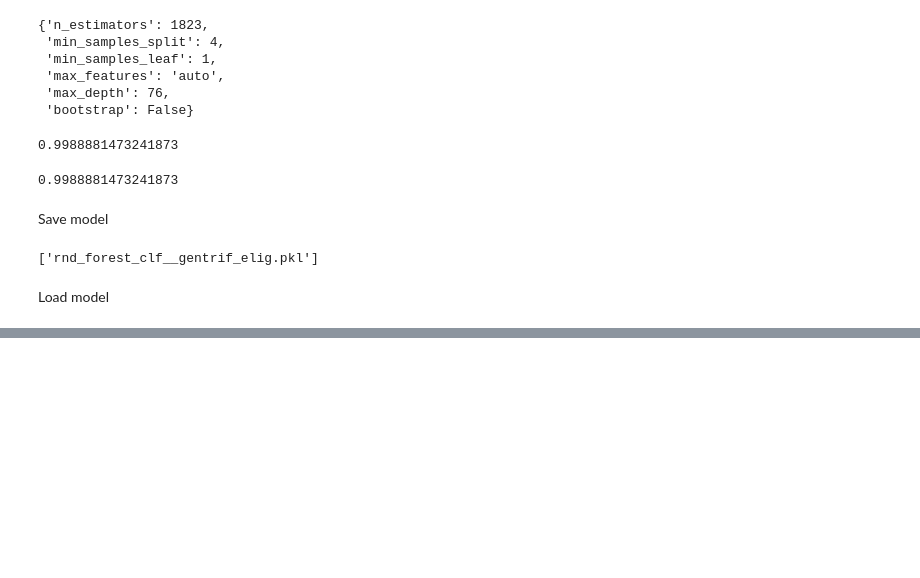
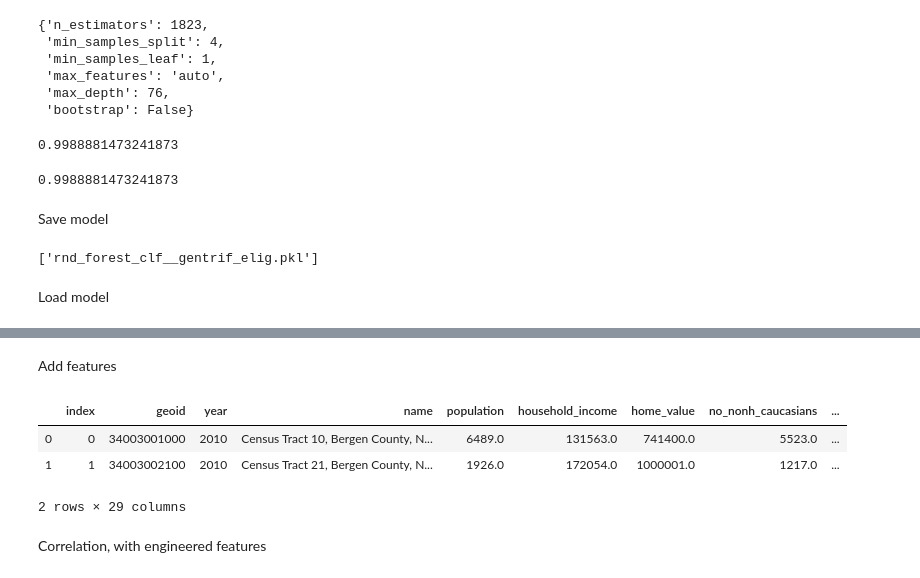
Before and after one commit to JeevanBhoot/citadel-dataopen, a Jupyter notebook: Citadel Data Open.ipynb, the cells around one changed output, grey strips where cells are left out. Cells and saved outputs as stored; diff of their text form; code cells hidden in the pictures; blank space fills up the shorter version.

```diff
--- a/Citadel Data Open.ipynb
+++ b/Citadel Data Open.ipynb
@@ -397,0 +418,4 @@ loaded_model = joblib.load('rnd_forest_clf__gentrif_elig.pkl')
+# %%
+census_data.columns = ['index', 'geoid', 'year', 'name', 'population', 'household_income', 'home_value',
+                        'no_nonh_caucasians', 'no_nonh_blacks/aas', 'no_amerinds_alskns', 'no_nonh_asians',
+                        'no_nonh_hawaii_pacific', 'no_nonh_others', 'no_nonh_multi', 'no_hisp_latin', 'state', 'county', 'tract']
@@ -397,0 +450,5 @@ loaded_model = joblib.load('rnd_forest_clf__gentrif_elig.pkl')
+# %%
+census_data = census_data[census_data['population'] > 0]
+census_data = census_data[census_data['household_income'] > 0]
+census_data = census_data[census_data['home_value'] > 0]
+census_data.info()
@@ -397,0 +477,2 @@ loaded_model = joblib.load('rnd_forest_clf__gentrif_elig.pkl')
+# %%
+census_data['gentrify_elig'] = 0
@@ -397,0 +524,25 @@ loaded_model = joblib.load('rnd_forest_clf__gentrif_elig.pkl')
+# %% [markdown]
+Add features
+# %%
+def add_features(dataframe):
+    dataframe['proportion_hisp_latin'] = dataframe['no_hisp_latin'] / dataframe['population']
+    dataframe['proportion_nonh_black'] = dataframe['no_nonh_blacks/aas'] / dataframe['population']
+    dataframe['proportion_amerinds_alskns'] = dataframe['no_amerinds_alskns'] / dataframe['population']
+    dataframe['proportion_nonh_others'] = dataframe['no_nonh_others'] / dataframe['population']
+    dataframe['proportion_nonh_hawaii_pacific'] = dataframe['no_nonh_hawaii_pacific'] / dataframe['population']
+    dataframe['proportion_nonh_multi'] = dataframe['no_nonh_multi'] / dataframe['population']
+    dataframe['proportion_nonh_asians'] = dataframe['no_nonh_asians'] / dataframe['population']
+    dataframe['proportion_nonh_caucasians'] = dataframe['no_nonh_caucasians'] / dataframe['population']
+    dataframe['no_non_white'] = dataframe['population'] - dataframe['no_nonh_caucasians']
+    dataframe['proportion_non_white'] = dataframe['no_non_white'] / dataframe['population']
+
+census_data_copy = census_data.copy()
+add_features(census_data_copy)
+census_data_copy.head(2)
+# %% [output]
+|  | index | geoid | year | name | population | household_income | home_value | no_nonh_caucasians | ... |
+| 0 | 0 | 34003001000 | 2010 | Census Tract 10, Bergen County, N... | 6489.0 | 131563.0 | 741400.0 | 5523.0 | ... |
+| 1 | 1 | 34003002100 | 2010 | Census Tract 21, Bergen County, N... | 1926.0 | 172054.0 | 1000001.0 | 1217.0 | ... |
+2 rows × 29 columns
+# %% [markdown]
+Correlation, with engineered features
```
Also changed, not shown: parts of 23 cells of this notebook.
